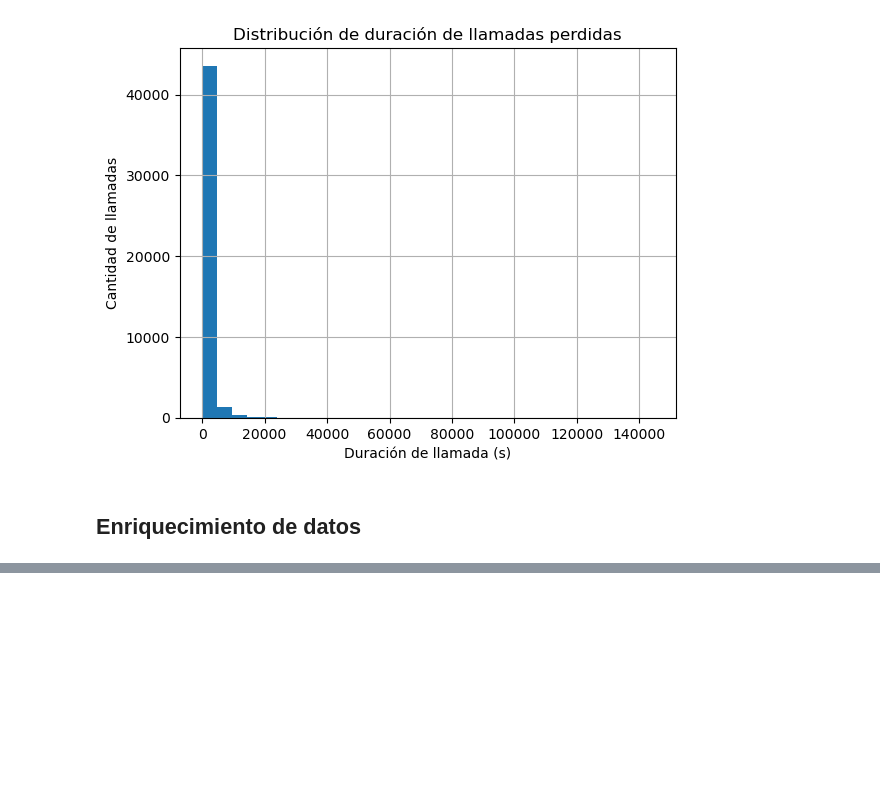
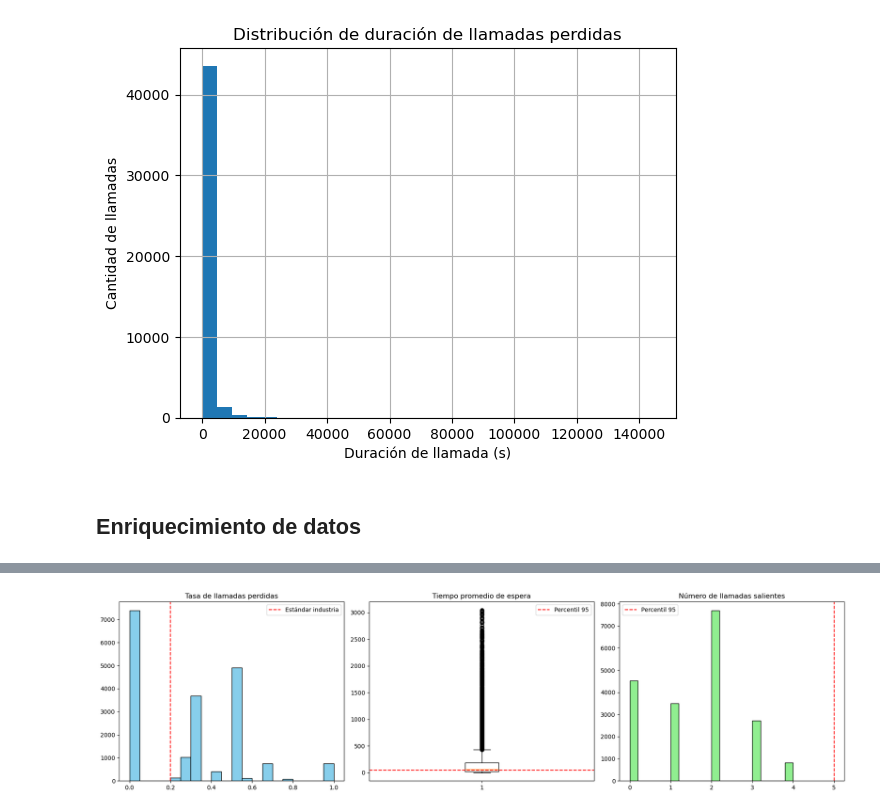
Before and after one commit to latostadorano/inefficient-operators-analysis, a Jupyter notebook: s14_telecom.ipynb, the cells around one changed output, grey strips where cells are left out. Cells and saved outputs as stored; diff of their text form; code cells hidden in the pictures; blank space fills up the shorter version.

```diff
--- a/s14_telecom.ipynb
+++ b/s14_telecom.ipynb
@@ -333,0 +353,38 @@ plt.show()
+# %%
+# Calcular percentiles de corte
+waiting_99 = daily_operator_stats['avg_waiting_time'].quantile(0.99)
+out_calls_95 = daily_operator_stats['outgoing_calls'].quantile(0.95)
+
+# Crear tabla filtrada para gráficos (sin modificar el dataframe original)
+operator_stats_clean = daily_operator_stats[
+    (daily_operator_stats['avg_waiting_time'] <= waiting_99) &
+    (daily_operator_stats['outgoing_calls'] <= out_calls_95)
+]
+
+# Ahora podemos graficar usando esta tabla limpia
+import matplotlib.pyplot as plt
+
+fig, axs = plt.subplots(1, 3, figsize=(18, 5))
+
+# Histograma de missed_call_rate
+axs[0].hist(operator_stats_clean['missed_call_rate'], bins=20, color='skyblue', edgecolor='black')
+axs[0].axvline(0.2, color='red', linestyle='--', label='Estándar industria')
+axs[0].set_title('Tasa de llamadas perdidas')
+axs[0].legend()
+
+# Boxplot de avg_waiting_time
+axs[1].boxplot(operator_stats_clean['avg_waiting_time'], vert=True)
+axs[1].axhline(45, color='red', linestyle='--', label='Percentil 95')
+axs[1].set_title('Tiempo promedio de espera')
+axs[1].legend()
+
+# Histograma de outgoing_calls
+axs[2].hist(operator_stats_clean['outgoing_calls'], bins=20, color='lightgreen', edgecolor='black')
+axs[2].axvline(5, color='red', linestyle='--', label='Percentil 95')
+axs[2].set_title('Número de llamadas salientes')
+axs[2].legend()
+
+plt.tight_layout()
+plt.show()
+# %% [output]
+[figure, added]
```
Also changed, not shown: parts of 31 cells of this notebook.
